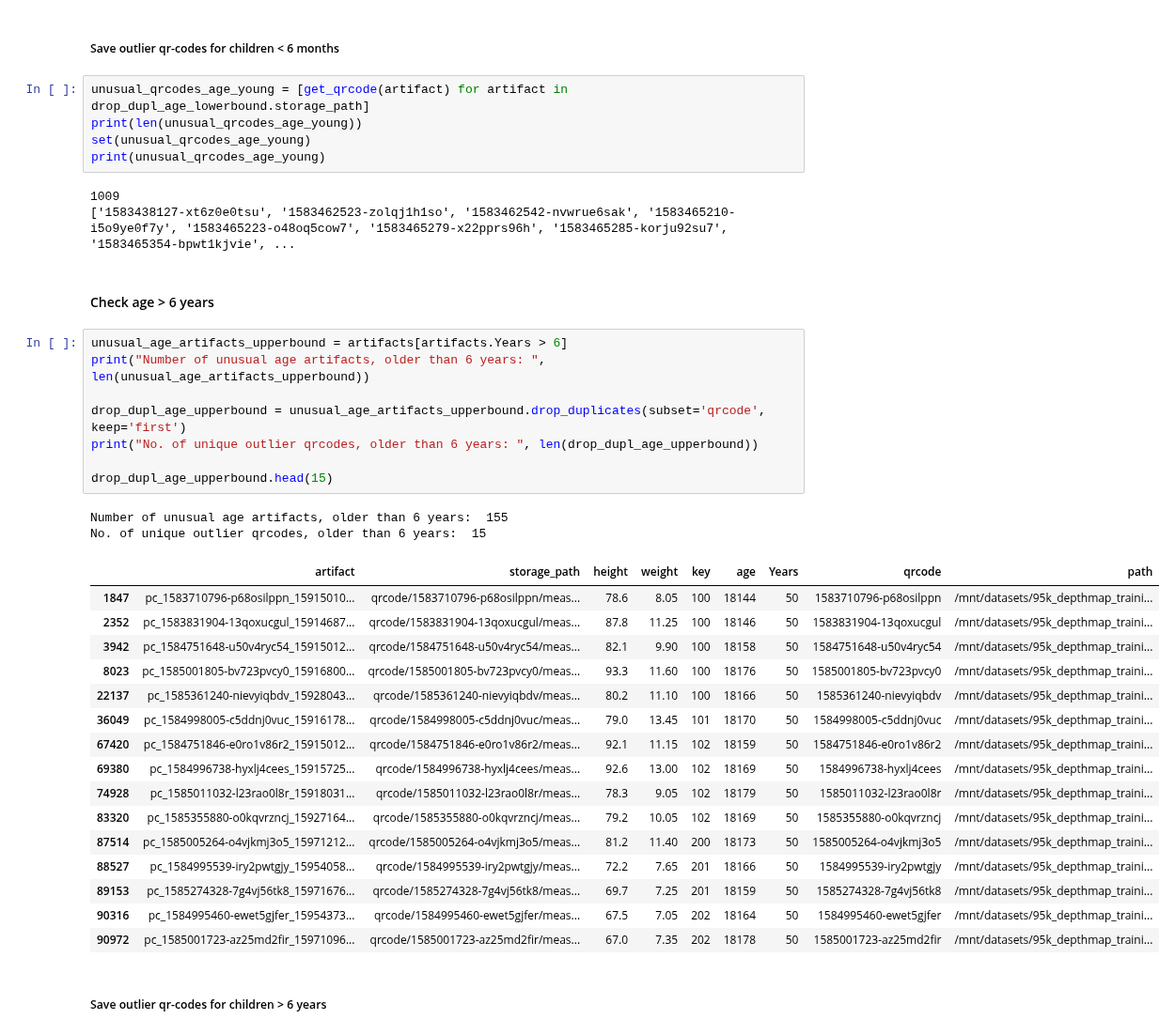
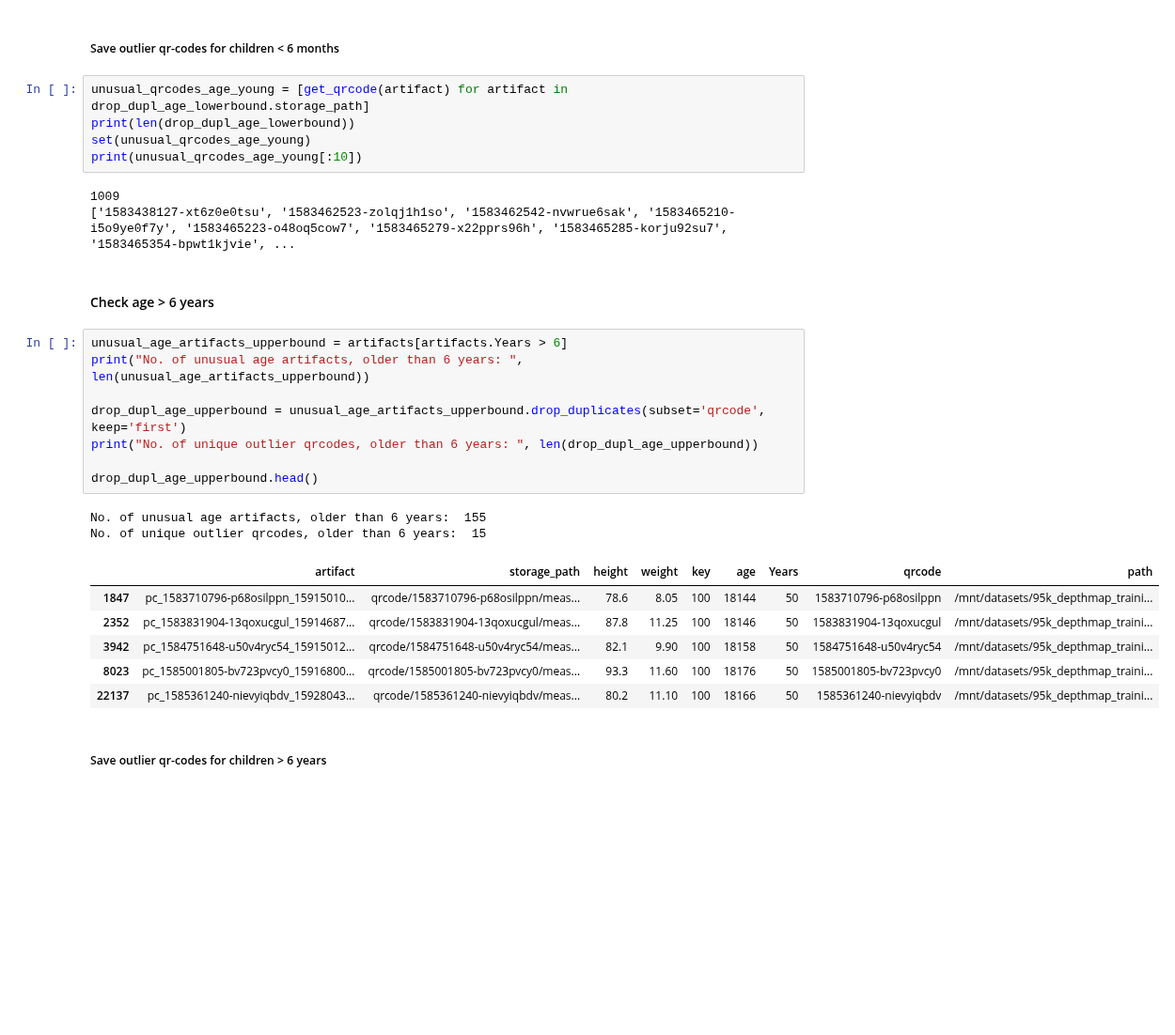
Before and after one commit to Welthungerhilfe/cgm-ml, a Jupyter notebook: src/data_utils/dataset_EDA/anon-depthmap-95k/EDA_anon-depthmap-95k.ipynb, the cells around one changed output. Shown at 94% size. Drawn from its saved outputs; the diff is of its cells as text; blank space fills up the shorter version.

```diff
--- a/src/data_utils/dataset_EDA/anon-depthmap-95k/EDA_anon-depthmap-95k.ipynb
+++ b/src/data_utils/dataset_EDA/anon-depthmap-95k/EDA_anon-depthmap-95k.ipynb
@@ -205,9 +193,9 @@ No. of unique outlier qrcodes, younger than 365/2 days:  1009
 ##### Save outlier qr-codes for children < 6 months
 # %%
 unusual_qrcodes_age_young = [get_qrcode(artifact) for artifact in drop_dupl_age_lowerbound.storage_path]
-print(len(unusual_qrcodes_age_young))
+print(len(drop_dupl_age_lowerbound))
 set(unusual_qrcodes_age_young)
-print(unusual_qrcodes_age_young)
+print(unusual_qrcodes_age_young[:10])
 # %% [output]
 1009
 ['1583438127-xt6z0e0tsu', '1583462523-zolqj1h1so', '1583462542-nvwrue6sak', '1583465210-i5o9ye0f7y', '1583465223-o48oq5cow7', '1583465279-x22pprs96h', '1583465285-korju92su7', '1583465354-bpwt1kjvie', ...
@@ -215,31 +203,21 @@ print(unusual_qrcodes_age_young)
 #### Check age > 6 years
 # %%
 unusual_age_artifacts_upperbound = artifacts[artifacts.Years > 6]
-print("Number of unusual age artifacts, older than 6 years: ", len(unusual_age_artifacts_upperbound))
+print("No. of unusual age artifacts, older than 6 years: ", len(unusual_age_artifacts_upperbound))
 
 drop_dupl_age_upperbound = unusual_age_artifacts_upperbound.drop_duplicates(subset='qrcode', keep='first')
 print("No. of unique outlier qrcodes, older than 6 years: ", len(drop_dupl_age_upperbound))
 
-drop_dupl_age_upperbound.head(15)
+drop_dupl_age_upperbound.head()
 # %% [output]
-Number of unusual age artifacts, older than 6 years:  155
+No. of unusual age artifacts, older than 6 years:  155
 No. of unique outlier qrcodes, older than 6 years:  15
 |  | artifact | storage_path | height | weight | key | age | Years | qrcode | path |
 | 1847 | pc_1583710796-p68osilppn_15915010... | qrcode/1583710796-p68osilppn/meas... | 78.6 | 8.05 | 100 | 18144 | 50 | 1583710796-p68osilppn | /mnt/datasets/95k_depthmap_traini... |
 | 2352 | pc_1583831904-13qoxucgul_15914687... | qrcode/1583831904-13qoxucgul/meas... | 87.8 | 11.25 | 100 | 18146 | 50 | 1583831904-13qoxucgul | /mnt/datasets/95k_depthmap_traini... |
 | 3942 | pc_1584751648-u50v4ryc54_15915012... | qrcode/1584751648-u50v4ryc54/meas... | 82.1 | 9.90 | 100 | 18158 | 50 | 1584751648-u50v4ryc54 | /mnt/datasets/95k_depthmap_traini... |
 | 8023 | pc_1585001805-bv723pvcy0_15916800... | qrcode/1585001805-bv723pvcy0/meas... | 93.3 | 11.60 | 100 | 18176 | 50 | 1585001805-bv723pvcy0 | /mnt/datasets/95k_depthmap_traini... |
 | 22137 | pc_1585361240-nievyiqbdv_15928043... | qrcode/1585361240-nievyiqbdv/meas... | 80.2 | 11.10 | 100 | 18166 | 50 | 1585361240-nievyiqbdv | /mnt/datasets/95k_depthmap_traini... |
-| 36049 | pc_1584998005-c5ddnj0vuc_15916178... | qrcode/1584998005-c5ddnj0vuc/meas... | 79.0 | 13.45 | 101 | 18170 | 50 | 1584998005-c5ddnj0vuc | /mnt/datasets/95k_depthmap_traini... |
-| 67420 | pc_1584751846-e0ro1v86r2_15915012... | qrcode/1584751846-e0ro1v86r2/meas... | 92.1 | 11.15 | 102 | 18159 | 50 | 1584751846-e0ro1v86r2 | /mnt/datasets/95k_depthmap_traini... |
-| 69380 | pc_1584996738-hyxlj4cees_15915725... | qrcode/1584996738-hyxlj4cees/meas... | 92.6 | 13.00 | 102 | 18169 | 50 | 1584996738-hyxlj4cees | /mnt/datasets/95k_depthmap_traini... |
-| 74928 | pc_1585011032-l23rao0l8r_15918031... | qrcode/1585011032-l23rao0l8r/meas... | 78.3 | 9.05 | 102 | 18179 | 50 | 1585011032-l23rao0l8r | /mnt/datasets/95k_depthmap_traini... |
-| 83320 | pc_1585355880-o0kqvrzncj_15927164... | qrcode/1585355880-o0kqvrzncj/meas... | 79.2 | 10.05 | 102 | 18169 | 50 | 1585355880-o0kqvrzncj | /mnt/datasets/95k_depthmap_traini... |
-| 87514 | pc_1585005264-o4vjkmj3o5_15971212... | qrcode/1585005264-o4vjkmj3o5/meas... | 81.2 | 11.40 | 200 | 18173 | 50 | 1585005264-o4vjkmj3o5 | /mnt/datasets/95k_depthmap_traini... |
-| 88527 | pc_1584995539-iry2pwtgjy_15954058... | qrcode/1584995539-iry2pwtgjy/meas... | 72.2 | 7.65 | 201 | 18166 | 50 | 1584995539-iry2pwtgjy | /mnt/datasets/95k_depthmap_traini... |
-| 89153 | pc_1585274328-7g4vj56tk8_15971676... | qrcode/1585274328-7g4vj56tk8/meas... | 69.7 | 7.25 | 201 | 18159 | 50 | 1585274328-7g4vj56tk8 | /mnt/datasets/95k_depthmap_traini... |
-| 90316 | pc_1584995460-ewet5gjfer_15954373... | qrcode/1584995460-ewet5gjfer/meas... | 67.5 | 7.05 | 202 | 18164 | 50 | 1584995460-ewet5gjfer | /mnt/datasets/95k_depthmap_traini... |
-| 90972 | pc_1585001723-az25md2fir_15971096... | qrcode/1585001723-az25md2fir/meas... | 67.0 | 7.35 | 202 | 18178 | 50 | 1585001723-az25md2fir | /mnt/datasets/95k_depthmap_traini... |
 # %% [markdown]
 ##### Save outlier qr-codes for children > 6 years
 # %%
```
Also changed, not shown: parts of 2 cells of this notebook.
